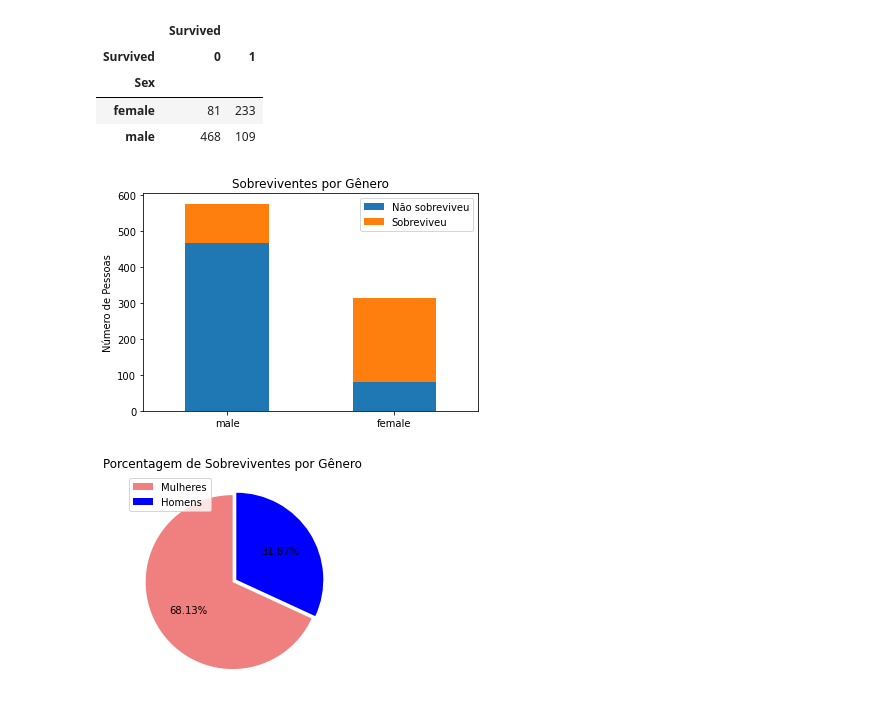
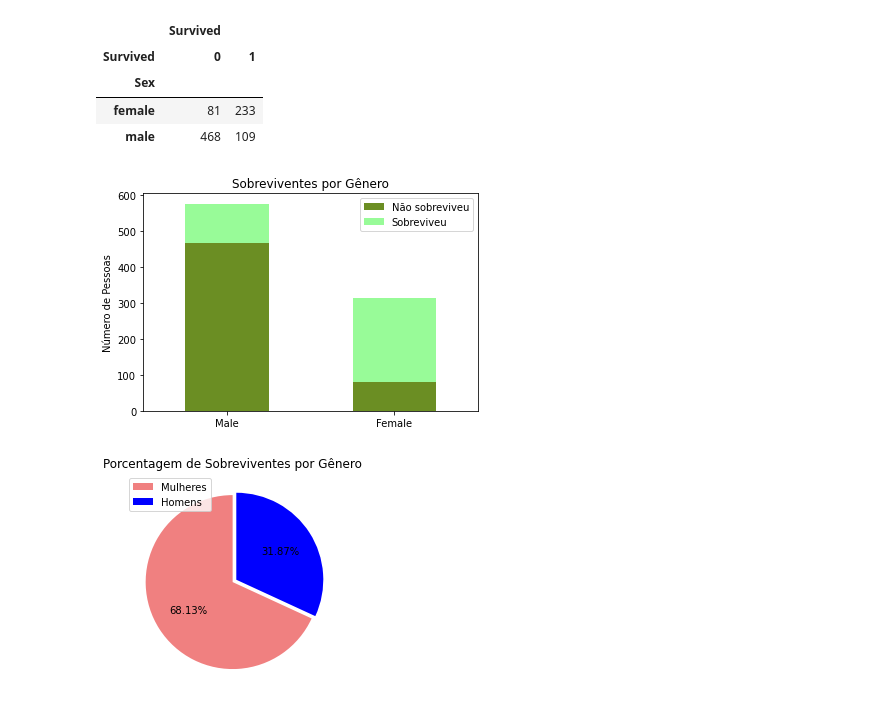
Before and after one commit to douglasfdantas/Python, a Jupyter notebook: Titanic/TitanicSurvivors.ipynb, the cells around one changed output. Drawn from its saved outputs; the diff is of its cells as text; code cells hidden in the pictures.

```diff
--- a/Titanic/TitanicSurvivors.ipynb
+++ b/Titanic/TitanicSurvivors.ipynb
@@ -235,15 +235,16 @@ a.unstack()
 | female | 81 | 233 |
 | male | 468 | 109 |
 # %%
-# Gráfico de sobreviventes por gênero
-a.unstack().sort_index(ascending=False).plot(kind='bar', stacked=True, title='Sobreviventes por Gênero')
+# Gráfico de sobreviventes por gênero em números absolutos
+a.unstack().sort_index(ascending=False).plot(kind='bar', stacked=True, title='Sobreviventes por Gênero', \
+                                            color={('Survived', 0): 'olivedrab', ('Survived', 1): 'palegreen'})
 plt.xlabel("")
 plt.ylabel("Número de Pessoas")
-plt.xticks(rotation='horizontal')
+plt.xticks([0,1],['Male', 'Female'], rotation='horizontal')
 plt.legend(["Não sobreviveu", "Sobreviveu"])
 plt.show()
 # %% [output]
-[figure, old version]
+[figure, new version]
 # %%
 # Porcentagem de sobreviventes por gênero
 ms = a.xs(1, level=1).loc['female'] / a.xs(1, level=1).sum() * 100
```
Also changed, not shown: parts of 3 cells of this notebook.
